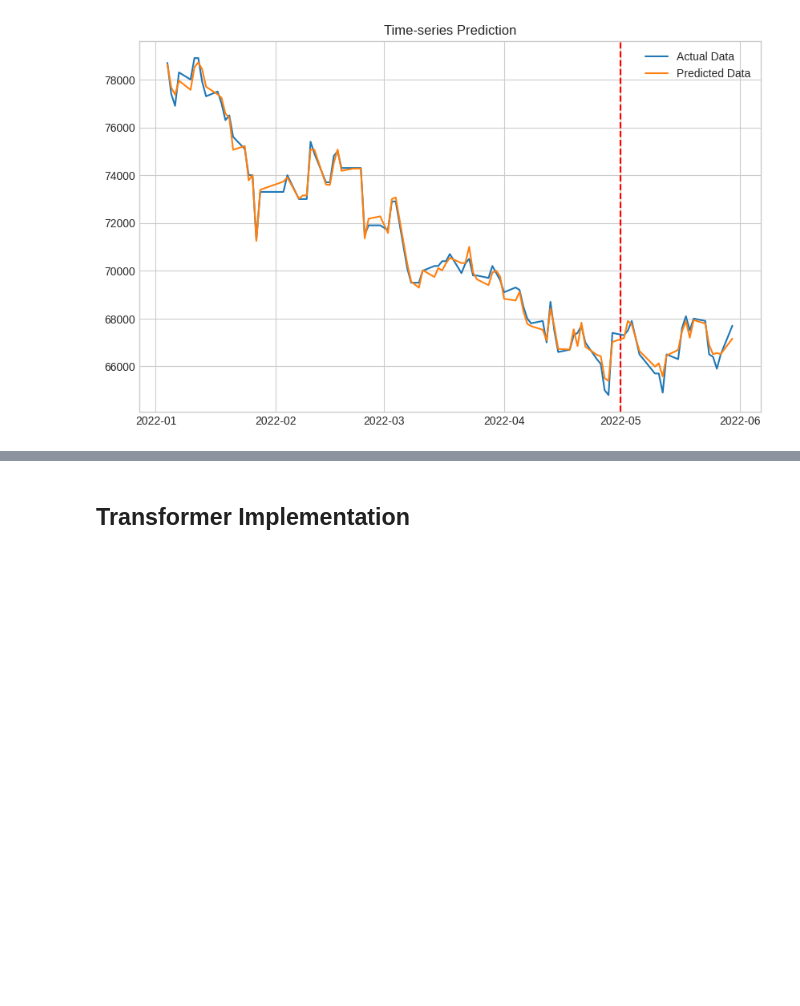
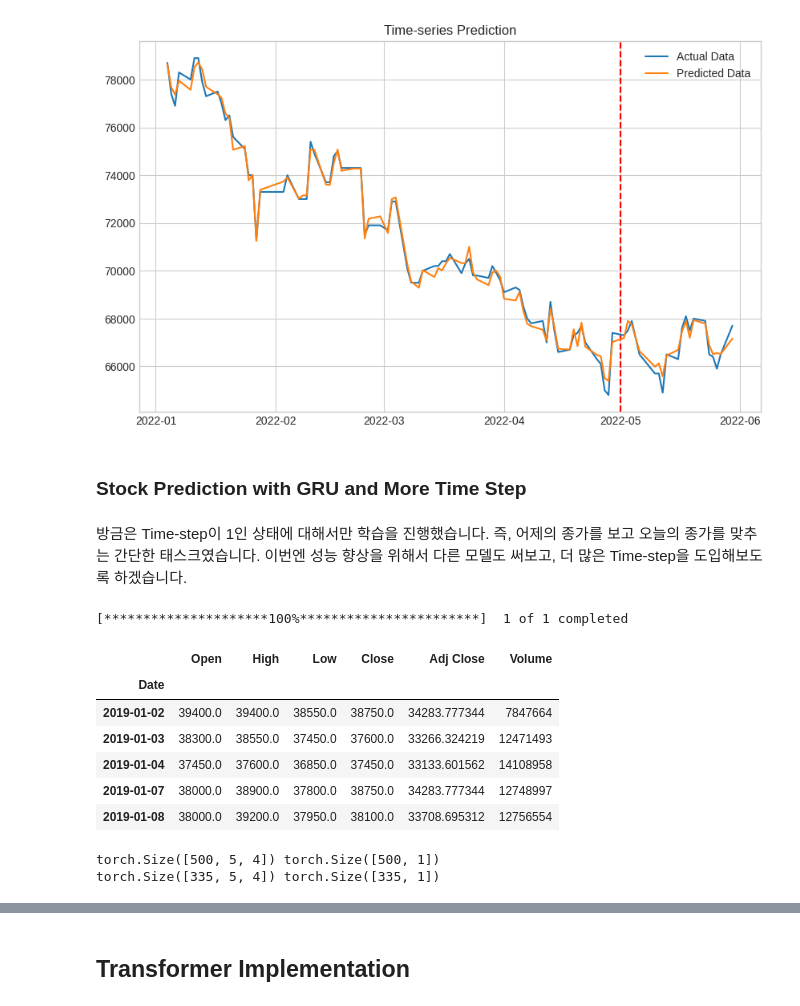
Before and after one commit to tnwls6865/Creative_Masters, a Jupyter notebook: week8.ipynb, the cells around one changed output, grey strips where cells are left out. Drawn from its saved outputs; the diff is of its cells as text; code cells hidden in the pictures; blank space fills up the shorter version.

```diff
--- a/week8.ipynb
+++ b/week8.ipynb
@@ -603,3 +618,20 @@ plt.legend()
 plt.show()
 # %% [output]
 [figure]
+# %% [markdown]
+### Stock Prediction with GRU and More Time Step
+# %% [markdown]
+방금은 Time-step이 1인 상태에 대해서만 학습을 진행했습니다. 즉, 어제의 종가를 보고 오늘의 종가를 맞추는 간단한 태스크였습니다. 이번엔 성능 향상을 위해서 다른 모델도 써보고, 더 많은 Time-step을 도입해보도록 하겠습니다.
+# %%
+df = yf.download('005930.KS', start='2019-01-01', end='2022-05-31')
+
+df.head()
+# %% [output]
+[*********************100%***********************]  1 of 1 completed
+|  | Open | High | Low | Close | Adj Close | Volume |
+| Date |  |  |  |  |  |  |
+| 2019-01-02 | 39400.0 | 39400.0 | 38550.0 | 38750.0 | 34283.777344 | 7847664 |
+| 2019-01-03 | 38300.0 | 38550.0 | 37450.0 | 37600.0 | 33266.324219 | 12471493 |
+| 2019-01-04 | 37450.0 | 37600.0 | 36850.0 | 37450.0 | 33133.601562 | 14108958 |
+| 2019-01-07 | 38000.0 | 38900.0 | 37800.0 | 38750.0 | 34283.777344 | 12748997 |
+| 2019-01-08 | 38000.0 | 39200.0 | 37950.0 | 38100.0 | 33708.695312 | 12756554 |
@@ -605,0 +659,18 @@ plt.show()
+# %%
+split = 500
+sequence_length=5
+x_seq, y_seq = seq_data(x, y, sequence_length)
+
+#순서대로 500개는 학습, 나머지는 평가
+
+x_train_seq = x_seq[:split]
+y_train_seq = y_seq[:split]
+
+x_test_seq = x_seq[split:]
+y_test_seq = y_seq[split:]
+
+print(x_train_seq.size(), y_train_seq.size())
+print(x_test_seq.size(), y_test_seq.size())
+# %% [output]
+torch.Size([500, 5, 4]) torch.Size([500, 1])
+torch.Size([335, 5, 4]) torch.Size([335, 1])
```
Also changed, not shown: parts of 15 cells of this notebook.
